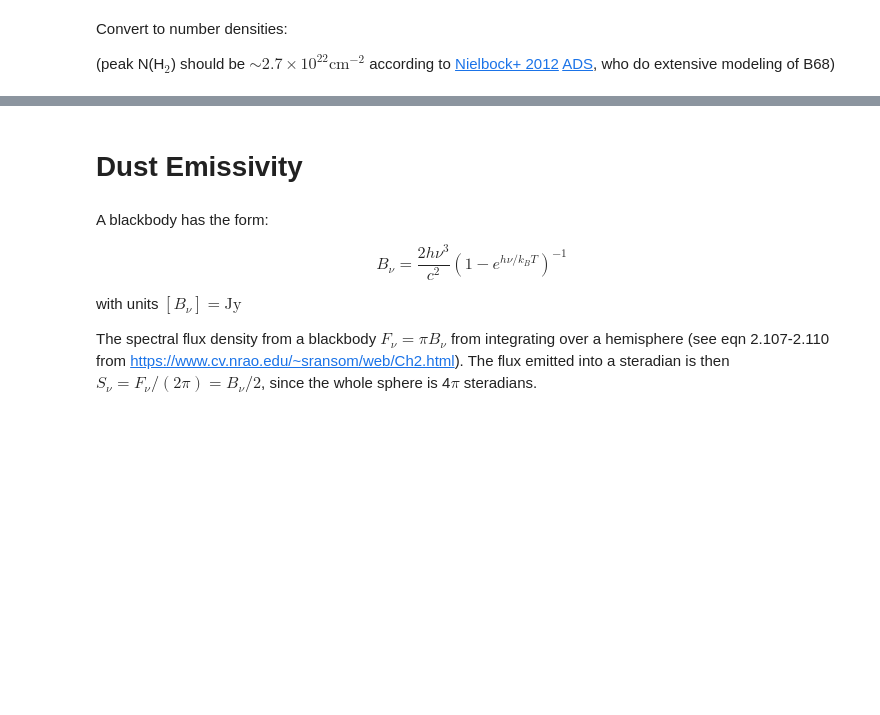
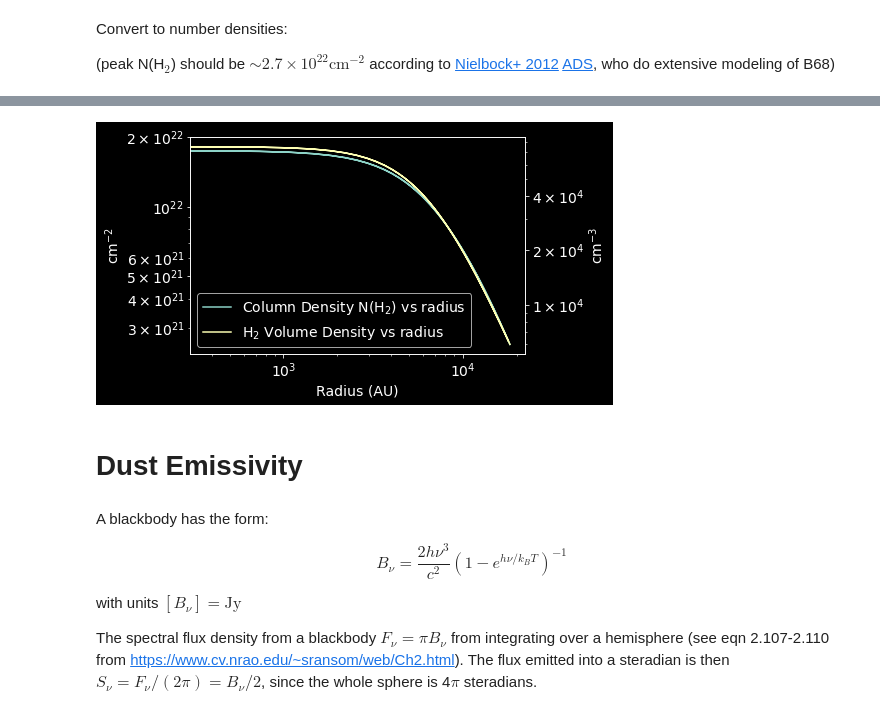
Before and after one commit to keflavich/StarFormationClass, a Jupyter notebook: lectures/Lecture 4 - Observable Properties of Cores & Filaments.ipynb, the cells around one changed output, grey strips where cells are left out. Drawn from its saved outputs; the diff is of its cells as text; code cells hidden in the pictures; blank space fills up the shorter version.

```diff
--- a/lectures/Lecture 4 - Observable Properties of Cores & Filaments.ipynb
+++ b/lectures/Lecture 4 - Observable Properties of Cores & Filaments.ipynb
@@ -176,3 +193,7 @@ with quantity_support():
+# %%
+fig
+# %% [output]
+[figure, added]
 # %% [markdown]
 # Dust Emissivity
 # %% [markdown]
```
Also changed, not shown: parts of 29 cells of this notebook, 2 other files.
